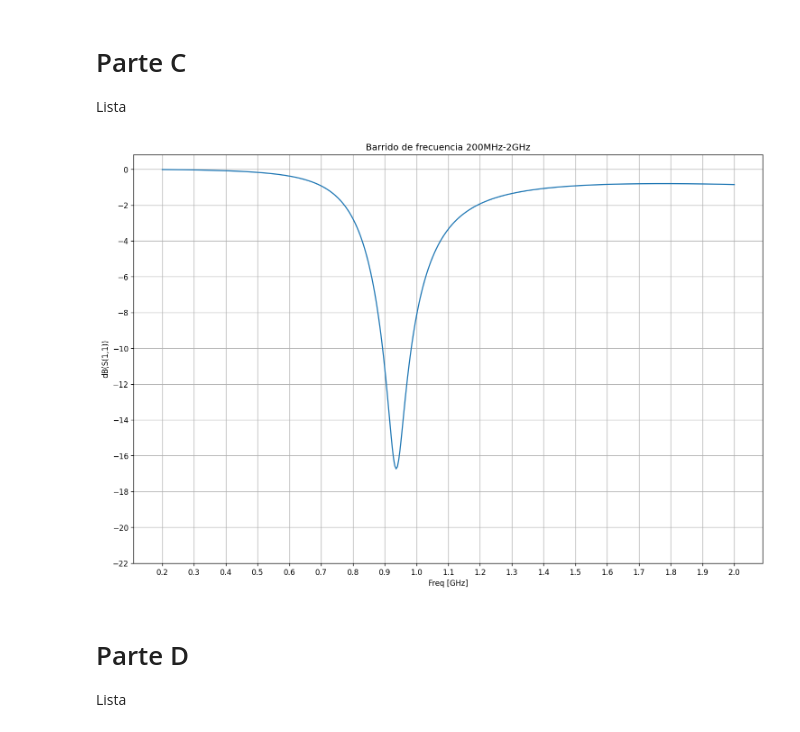
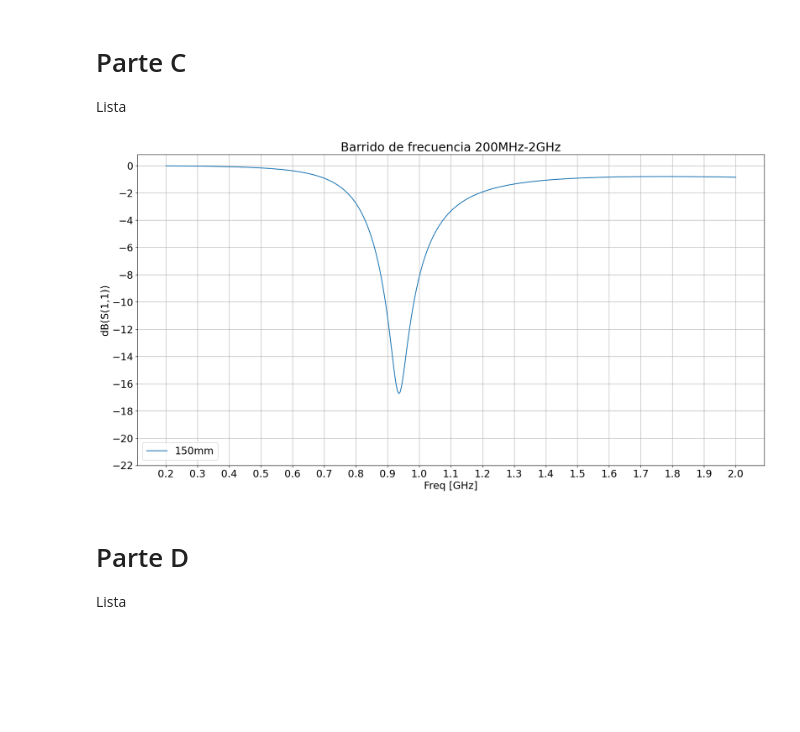
Before and after one commit to aitkenbug/shiny-funicular, a Jupyter notebook: Antenas/Graficos/graphs.ipynb, the cells around one changed output. Saved outputs shown, nothing was run; the diff lists cells and outputs as text; code cells hidden in the pictures; blank space fills up the shorter version.

```diff
--- a/Antenas/Graficos/graphs.ipynb
+++ b/Antenas/Graficos/graphs.ipynb
@@ -5,12 +5,12 @@ import pandas as pd
 # %%
 #importacion de CSVs de la data de HFSS
 
-nonchange = pd.read_csv("https://raw.githubusercontent.com/aitkenbug/shiny-funicular/main/Antenas/Graficos/data/sweepnonchange.csv?token=GHSAT0AAAAAABXZQVXQH4SDI6PAOAP4OIB6YYYFESQ")
-sparametro = pd.read_csv("https://raw.githubusercontent.com/aitkenbug/shiny-funicular/main/Antenas/Graficos/data/Parametro%20S(1%2C1).csv?token=GHSAT0AAAAAABXZQVXRHKN7LXF4DBKIV2O2YYYEJCA")
-pattern2D025 = pd.read_csv("https://raw.githubusercontent.com/aitkenbug/shiny-funicular/main/Antenas/Graficos/data/2D%20pattern%201GHz.csv?token=GHSAT0AAAAAABXZQVXROZ7IIROVQG5POTREYYYEJWA")
-pattern2D1 = pd.read_csv("https://raw.githubusercontent.com/aitkenbug/shiny-funicular/main/Antenas/Graficos/data/2D%20pattern%201GHz.csv?token=GHSAT0AAAAAABXZQVXQ4GHDAPXATV74PGIKYYYEH3Q")
-pattern2D2 = pd.read_csv("https://raw.githubusercontent.com/aitkenbug/shiny-funicular/main/Antenas/Graficos/data/2D%20pattern%202GHz.csv?token=GHSAT0AAAAAABXZQVXQIGP6E6OW34YVVYE2YYYEHPA")
-pattern2D3 = pd.read_csv("https://raw.githubusercontent.com/aitkenbug/shiny-funicular/main/Antenas/Graficos/data/2D%20pattern%203GHz.csv?token=GHSAT0AAAAAABXZQVXQGN6XJEISDNIGY6HEYYYEIHQ")
+nonchange = pd.read_csv("C:/Users/kabuto/Documents/Github/shiny-funicular/Antenas/Graficos/data/sweepnonchange.csv")
+sparametro = pd.read_csv("C:/Users/kabuto/Documents/Github/shiny-funicular/Antenas/Graficos/data/Parametro S(1,1).csv")
+pattern2D025 = pd.read_csv("C:/Users/kabuto/Documents/Github/shiny-funicular/Antenas/Graficos/data/2D pattern 0.25GHz.csv")
+pattern2D1 = pd.read_csv("C:/Users/kabuto/Documents/Github/shiny-funicular/Antenas/Graficos/data/2D pattern 1GHz.csv")
+pattern2D2 = pd.read_csv("C:/Users/kabuto/Documents/Github/shiny-funicular/Antenas/Graficos/data/2D pattern 2GHz.csv")
+pattern2D3 = pd.read_csv("C:/Users/kabuto/Documents/Github/shiny-funicular/Antenas/Graficos/data/2D pattern 3GHz.csv")
 # %% [markdown]
 # Parte A
 # %%
@@ -62,18 +78,20 @@ Lista
 # %%
 s = nonchange.loc[:, nonchange.columns != 'Freq [GHz]']
 x = nonchange["Freq [GHz]"].to_numpy()
 y = s
-plt.figure(figsize=(15,10), dpi=120)
+plt.figure(figsize=(20,10), dpi=120)
+plt.rcParams.update({'font.size': 18})
 plt.plot(x, y)
 plt.xticks(np.arange(min(sparametro['Freq [GHz]']),2.1,0.1))
 plt.yticks(np.arange(-22,2,2))
 plt.title("Barrido de frecuencia 200MHz-2GHz")
 plt.xlabel("Freq [GHz]")
 plt.ylabel("dB(S(1,1))")
+plt.legend(['150mm'])
 plt.grid()
 plt.savefig("Barrido de frecuencia 200MHz-2GHz.png")
 # %% [output]
-[figure, old version]
+[figure, new version]
 # %% [markdown]
 # Parte D
 Lista
```
Also changed, not shown: parts of 7 cells of this notebook, 4 other files.
